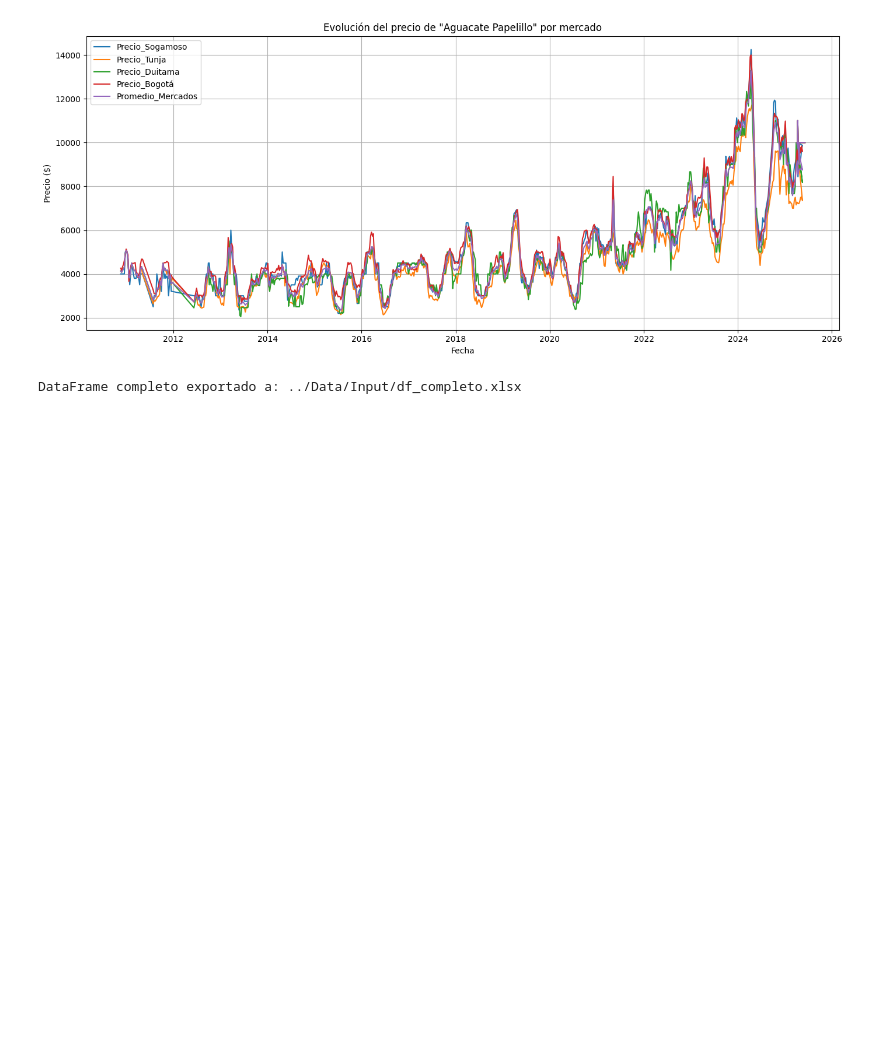
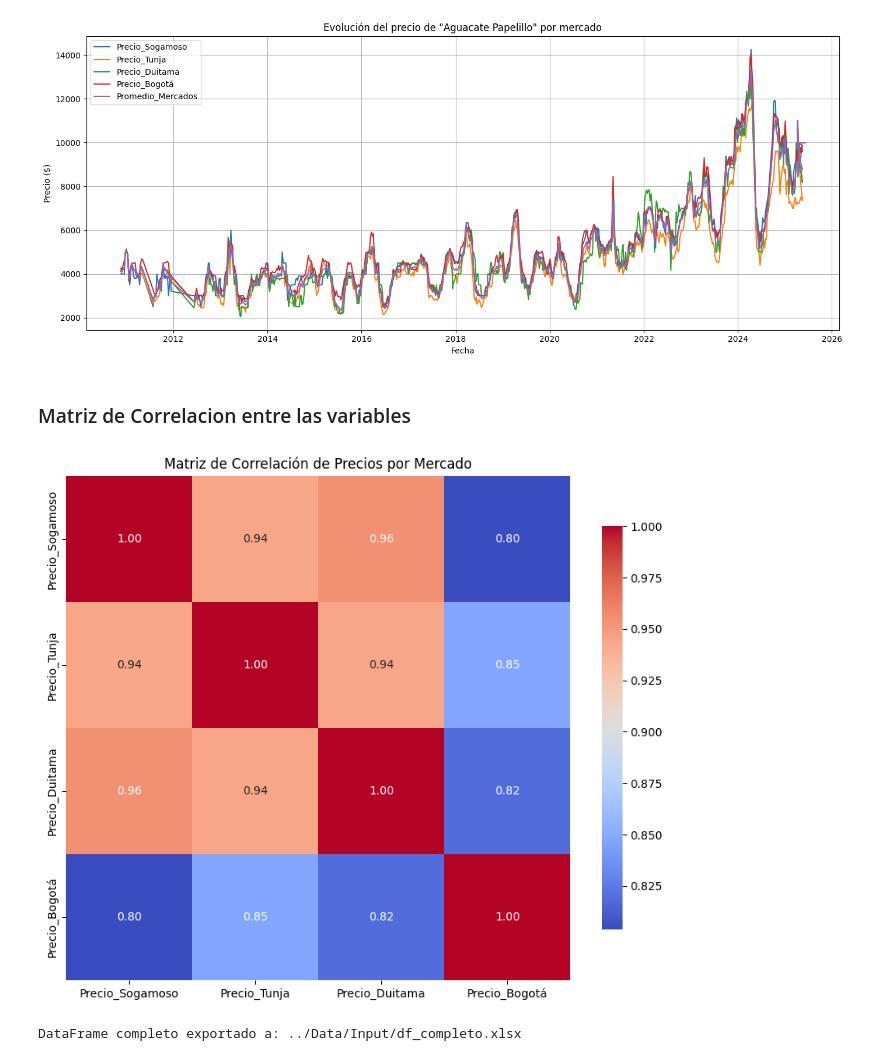
Before and after one commit to TransformacionDigital-Coomproriente/Coomproriente-Market-place-real, a Jupyter notebook: Notebooks/06_Preprocesamiento_Datos.ipynb, the cells around one changed output. Saved outputs shown, nothing was run; the diff lists cells and outputs as text; code cells hidden in the pictures; blank space fills up the shorter version.

Commit message:
Matriz de correlacion entre variables

```diff
--- a/Notebooks/06_Preprocesamiento_Datos.ipynb
+++ b/Notebooks/06_Preprocesamiento_Datos.ipynb
@@ -271,6 +271,20 @@ plt.tight_layout()
 plt.show()
 # %% [output]
 [figure]
+# %% [markdown]
+### Matriz de Correlacion entre las variables
+# %%
+# Generar matriz de correlación
+correlacion = df_completo[columnas_precios].corr()
+# Mostrar la matriz de correlación con seaborn
+import seaborn as sns
+import matplotlib.pyplot as plt
+plt.figure(figsize=(10, 8))
+sns.heatmap(correlacion, annot=True, cmap='coolwarm', fmt='.2f', square=True, cbar_kws={"shrink": .8})
+plt.title('Matriz de Correlación de Precios por Mercado')
+plt.show()
+# %% [output]
+[figure, added]
 # %%
 # Exportar el DataFrame completo a un nuevo archivo Excel
 output_file_path = '../Data/Input/df_completo.xlsx'
```
